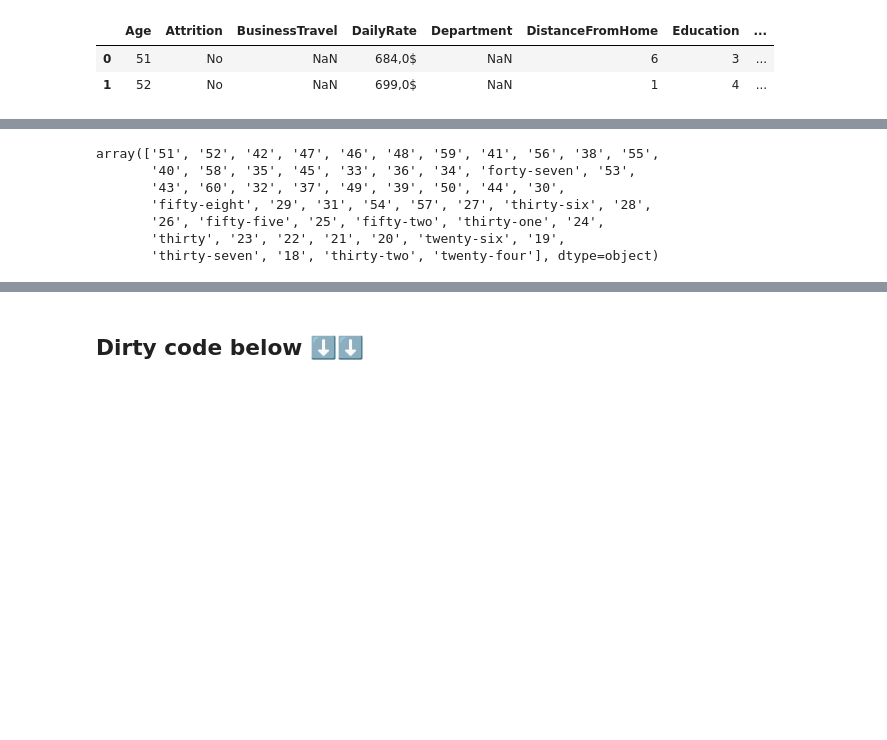
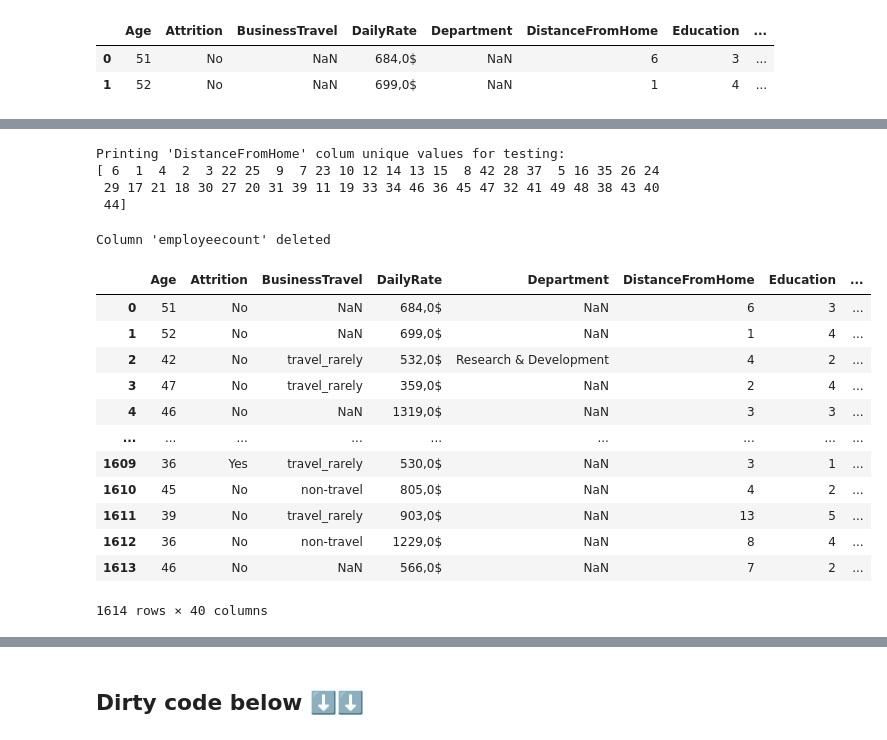
Before and after one commit to carla-caracola/people_analytics, a Jupyter notebook: data_tranformer.ipynb, the cells around one changed output, grey strips where cells are left out. Drawn from its saved outputs; the diff is of its cells as text; code cells hidden in the pictures; blank space fills up the shorter version.

Commit message:
add new methods to data transformer class
method updated: 'covert_age_to_numbers', methods added: 'covert_to_numeric','fix_negative_distances' and 'drop_redundant_columns'

```diff
--- a/data_tranformer.ipynb
+++ b/data_tranformer.ipynb
@@ -53,8 +53,8 @@ class DataTransformer:
         self.df['Gender'] = self.df['Gender'].replace({0: 'Male', 1: 'Female'})
 
     def convert_age_to_numbers(self):
-        """Converts numbers written in text (e.g: 'thirty-two') into numbers ('32'). It does NOT change the data type!"""
-        # create a dictionary with numbers written in text as keys and numbers in numbers as values
+        """Converts numbers written in letters (e.g: 'thirty-two') into numbers written in numbers ('32'). It does NOT change the data type!"""
+        # create a dictionary with numbers written in letters as keys and numbers in numbers as values
         conversion_dictionary = {
         "one": 1,
         "two": 2,
@@ -162,34 +162,32 @@ class DataTransformer:
                 self.df["Age"][index] = conversion_dictionary[value]
                 print (f"Value '{value}' was transformed into '{conversion_dictionary[value]}'")
 
+    def convert_to_numeric(self, column_name, downcast):
+        """Converts a column to numeric type. Downcast = 'integer' or 'float'"""
+        self.df[column_name] = pd.to_numeric(self.df[column_name], errors='coerce', downcast=downcast)
 
+    def fix_negative_distances(self):
+        """Corrects negative values in the DistanceFromHome column."""
+        self.df['DistanceFromHome'] = self.df['DistanceFromHome'].abs()
 
-
+    def drop_redundant_columns(self, columns):
+            """Drops redundant columns like 'SameAsMonthlyIncome'. Param columns is a list of columns to de dropped"""
+            self.df.drop(columns=columns, inplace=True, errors='ignore')
 
 
 
 # the following methods were suggeted by chatGPT. REVIEW, EDIT OR DELETE
 
-    def convert_to_numeric(self, column_name):
-        """Converts a column to numeric type."""
-        self.df[column_name] = pd.to_numeric(self.df[column_name], errors='coerce')
+
 
     def remove_duplicates(self):
         """Removes duplicate rows."""
         self.df.drop_duplicates(inplace=True)
 
-    def fix_negative_distances(self):
-        """Corrects negative values in the DistanceFromHome column."""
-        self.df['DistanceFromHome'] = self.df['DistanceFromHome'].abs()
-
     def correct_typographical_errors(self):
         """Corrects typographical errors in the MaritalStatus column."""
         self.df['MaritalStatus'] = self.df['MaritalStatus'].replace({'Marreid': 'Married'})
 
-    def drop_redundant_columns(self):
-        """Drops redundant columns like 'SameAsMonthlyIncome'."""
-        self.df.drop(columns=['SameAsMonthlyIncome'], inplace=True, errors='ignore')
-
     def get_dataframe(self):
         """Returns the transformed DataFrame."""
         return self.df
@@ -208,10 +226,48 @@ abc_data.df.head(2)
+# %%
+# Transform "DistanceFromHome" column
+
+# Corrects negative values in the DistanceFromHome column
+
+abc_data.fix_negative_distances()
+
+
+# print for testing
+print("Printing 'DistanceFromHome' colum unique values for testing:")
+print(abc_data.df["DistanceFromHome"].unique())
+# %% [output]
+Printing 'DistanceFromHome' colum unique values for testing:
+[ 6  1  4  2  3 22 25  9  7 23 10 12 14 13 15  8 42 28 37  5 16 35 26 24
+ 29 17 21 18 30 27 20 31 39 11 19 33 34 46 36 45 47 32 41 49 48 38 43 40
+ 44]
+# %%
+# Delete columns: "employeecount" "(ADD THE REST)
+
+columns_to_delete = ["employeecount"]
+
+abc_data.drop_redundant_columns(columns_to_delete)
+
+# print for testing
+
+for i in range(len(columns_to_delete)):
+    try:
+        print(abc_data.df[i])
+    except:
+        print(f"Column '{columns_to_delete[i]}' deleted")
+# %% [output]
+Column 'employeecount' deleted
 # %%
-abc_data.df["Age"].unique()
+abc_data.df
 # %% [output]
+|  | Age | Attrition | BusinessTravel | DailyRate | Department | DistanceFromHome | Education | ... |
+| 0 | 51 | No | NaN | 684,0$ | NaN | 6 | 3 | ... |
+| 1 | 52 | No | NaN | 699,0$ | NaN | 1 | 4 | ... |
+| 2 | 42 | No | travel_rarely | 532,0$ | Research & Development | 4 | 2 | ... |
+| 3 | 47 | No | travel_rarely | 359,0$ | NaN | 2 | 4 | ... |
+| 4 | 46 | No | NaN | 1319,0$ | NaN | 3 | 3 | ... |
+| ... | ... | ... | ... | ... | ... | ... | ... | ... |
+| 1609 | 36 | Yes | travel_rarely | 530,0$ | NaN | 3 | 1 | ... |
+| 1610 | 45 | No | non-travel | 805,0$ | NaN | 4 | 2 | ... |
+| 1611 | 39 | No | travel_rarely | 903,0$ | NaN | 13 | 5 | ... |
+| 1612 | 36 | No | non-travel | 1229,0$ | NaN | 8 | 4 | ... |
+| 1613 | 46 | No | NaN | 566,0$ | NaN | 7 | 2 | ... |
-array(['51', '52', '42', '47', '46', '48', '59', '41', '56', '38', '55',
-       '40', '58', '35', '45', '33', '36', '34', 'forty-seven', '53',
-       '43', '60', '32', '37', '49', '39', '50', '44', '30',
-       'fifty-eight', '29', '31', '54', '57', '27', 'thirty-six', '28',
-       '26', 'fifty-five', '25', 'fifty-two', 'thirty-one', '24',
-       'thirty', '23', '22', '21', '20', 'twenty-six', '19',
-       'thirty-seven', '18', 'thirty-two', 'twenty-four'], dtype=object)
+1614 rows × 40 columns
```
Also changed, not shown: parts of 6 cells of this notebook.
